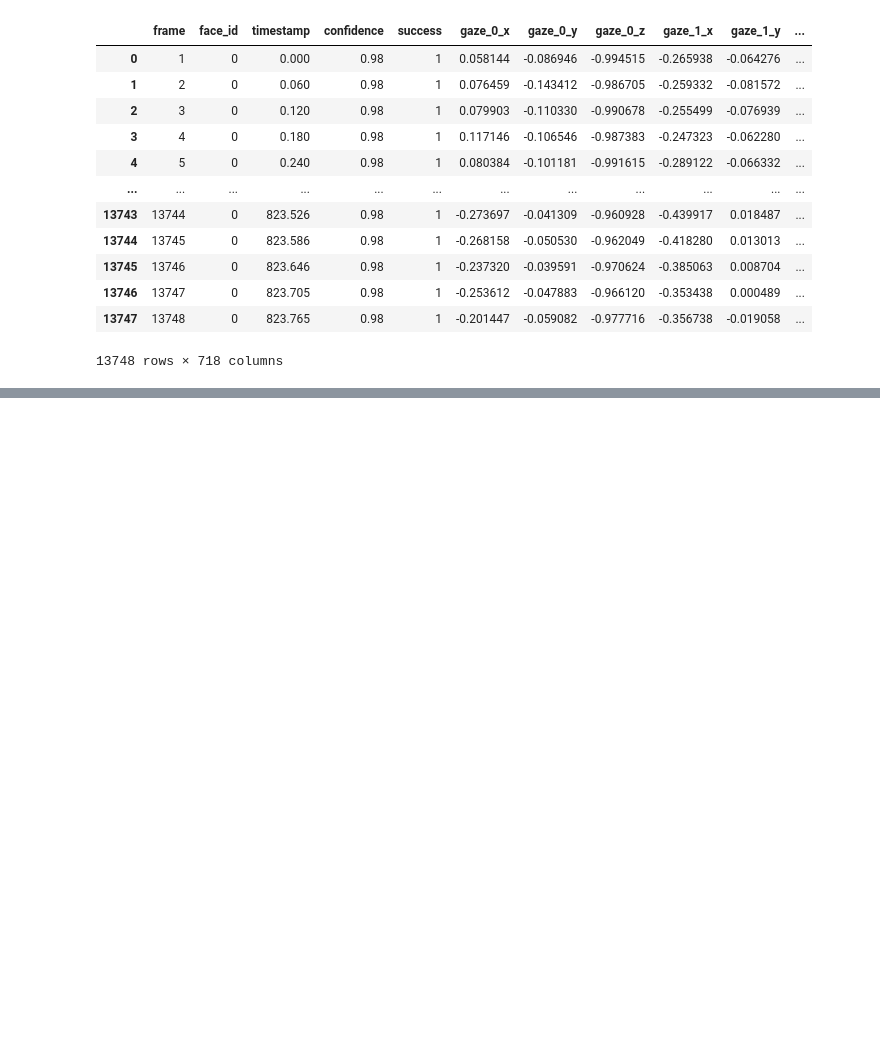
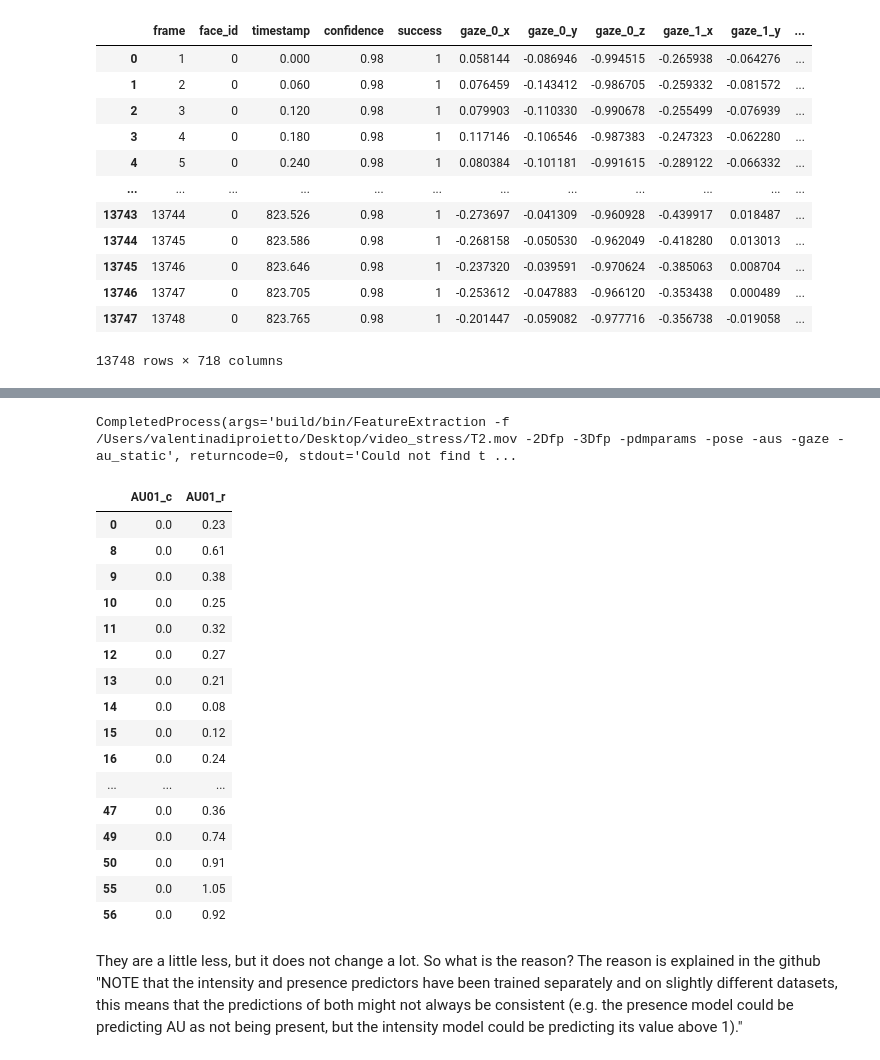
Before and after one commit to Projet-Fil-Rouge-AFPA/filrouge, a Jupyter notebook: Notebook_Valentina.ipynb, the cells around one changed output, grey strips where cells are left out. Cells and saved outputs as stored; diff of their text form; code cells hidden in the pictures; blank space fills up the shorter version.

```diff
--- a/Notebook_Valentina.ipynb
+++ b/Notebook_Valentina.ipynb
@@ -206,0 +311,28 @@ l’intensité et la présence d’unités d’action faciales et la direction d
+# %%
+extract_video_features_static(OpenFace_folder, '/Users/valentinadiproietto/Desktop/video_stress/T2.mov')
+# %% [output]
+CompletedProcess(args='build/bin/FeatureExtraction -f /Users/valentinadiproietto/Desktop/video_stress/T2.mov -2Dfp -3Dfp -pdmparams -pose -aus -gaze -au_static', returncode=0, stdout='Could not find t ...
+# %%
+T2_static= create_dataframe_video('/Users/valentinadiproietto/OpenFace/processed/', 'T2')
+# %%
+T2_static.loc[T2_static['AU01_c']==0].loc[T2_static['AU01_r']!=0][['AU01_c', 'AU01_r']]
+# %% [output]
+|  | AU01_c | AU01_r |
+| 0 | 0.0 | 0.23 |
+| 8 | 0.0 | 0.61 |
+| 9 | 0.0 | 0.38 |
+| 10 | 0.0 | 0.25 |
+| 11 | 0.0 | 0.32 |
+| 12 | 0.0 | 0.27 |
+| 13 | 0.0 | 0.21 |
+| 14 | 0.0 | 0.08 |
+| 15 | 0.0 | 0.12 |
+| 16 | 0.0 | 0.24 |
+| ... | ... | ... |
+| 47 | 0.0 | 0.36 |
+| 49 | 0.0 | 0.74 |
+| 50 | 0.0 | 0.91 |
+| 55 | 0.0 | 1.05 |
+| 56 | 0.0 | 0.92 |
+# %% [markdown]
+They are a little less, but it does not change a lot. So what is the reason? The reason is explained in the github "NOTE that the intensity and presence predictors have been trained separately and on slightly different datasets, this means that the predictions of both might not always be consistent (e.g. the presence model could be predicting AU as not being present, but the intensity model could be predicting its value above 1)."
```
Also changed, not shown: parts of 17 cells of this notebook.
